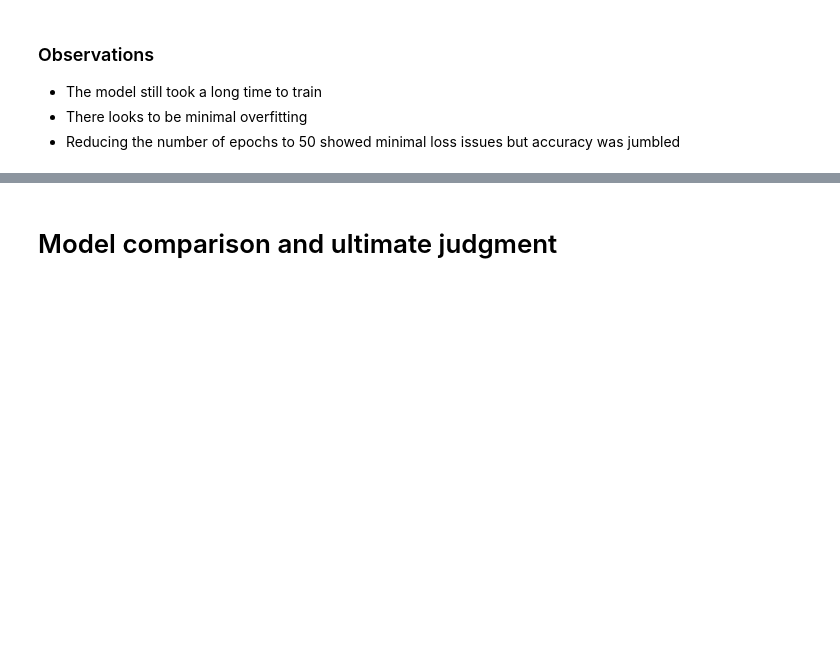
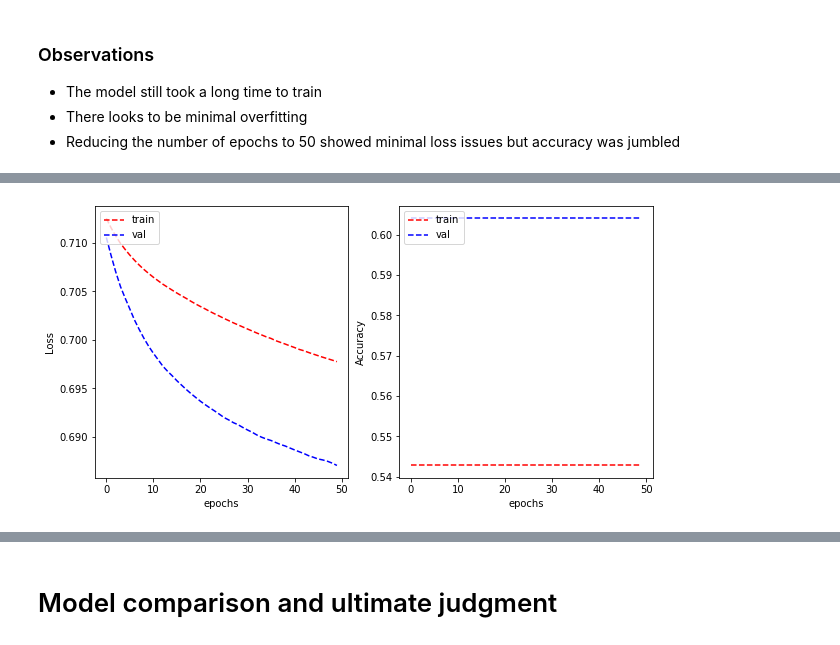
Before and after one commit to simonb65/COSC2673-A2, a Jupyter notebook: Ass2-Part1.ipynb, the cells around one changed output, grey strips where cells are left out. Cells and saved outputs as stored; diff of their text form; code cells hidden in the pictures; blank space fills up the shorter version.

```diff
--- a/Ass2-Part1.ipynb
+++ b/Ass2-Part1.ipynb
@@ -786,0 +810,29 @@ PlotConfusionMatrix(test_y, pred_y_vgg2)
+# %%
+model_SC_CNN_1 = tf.keras.Sequential([
+    # Convolution
+
+    tf.keras.layers.Conv2D(24, (4, 4), activation='relu', padding='same', input_shape=INPUT_DIM),
+    tf.keras.layers.MaxPooling2D((2, 2)),
+    tf.keras.layers.Conv2D(36, (3, 3), activation='relu', padding='same'),
+    tf.keras.layers.MaxPooling2D((2, 2)),
+
+    tf.keras.layers.Flatten(),
+
+    tf.keras.layers.Dense(512, activation='softmax'),
+    tf.keras.layers.Dense(
+        OUTPUT_CLASSES,
+        kernel_regularizer=tf.keras.regularizers.l2(reg_lambda),
+        activation='sigmoid' )
+])
+# %%
+model_SC_CNN_1.compile(optimizer='sgd',
+              loss=tf.keras.losses.BinaryCrossentropy(from_logits=False),
+              metrics=['binary_accuracy'])
+# %%
+print(datetime.datetime.now().strftime("%H:%M:%S"))
+now = datetime.datetime.now()
+
+history_SC_CNN_1 = model_SC_CNN_1.fit(train_generator, validation_data = validation_generator, epochs=50, verbose=0)
+
+print(datetime.datetime.now().strftime("%H:%M:%S"))
+print("Took = ", datetime.datetime.now() - now)
@@ -786,0 +843,4 @@ PlotConfusionMatrix(test_y, pred_y_vgg2)
+# %%
+PlotModelFitHistory(history_SC_CNN_1)
+# %% [output]
+[figure, added]
```
Also changed, not shown: parts of 15 cells of this notebook.
